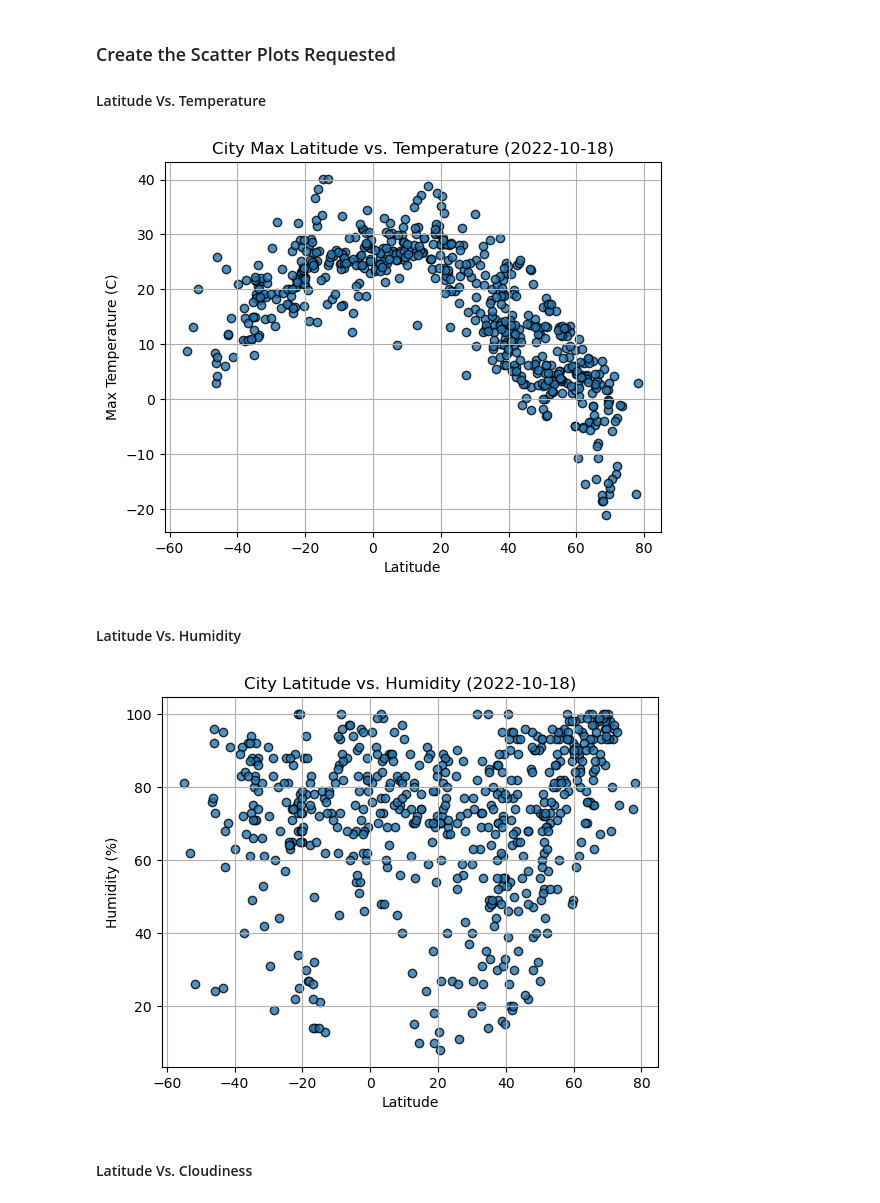
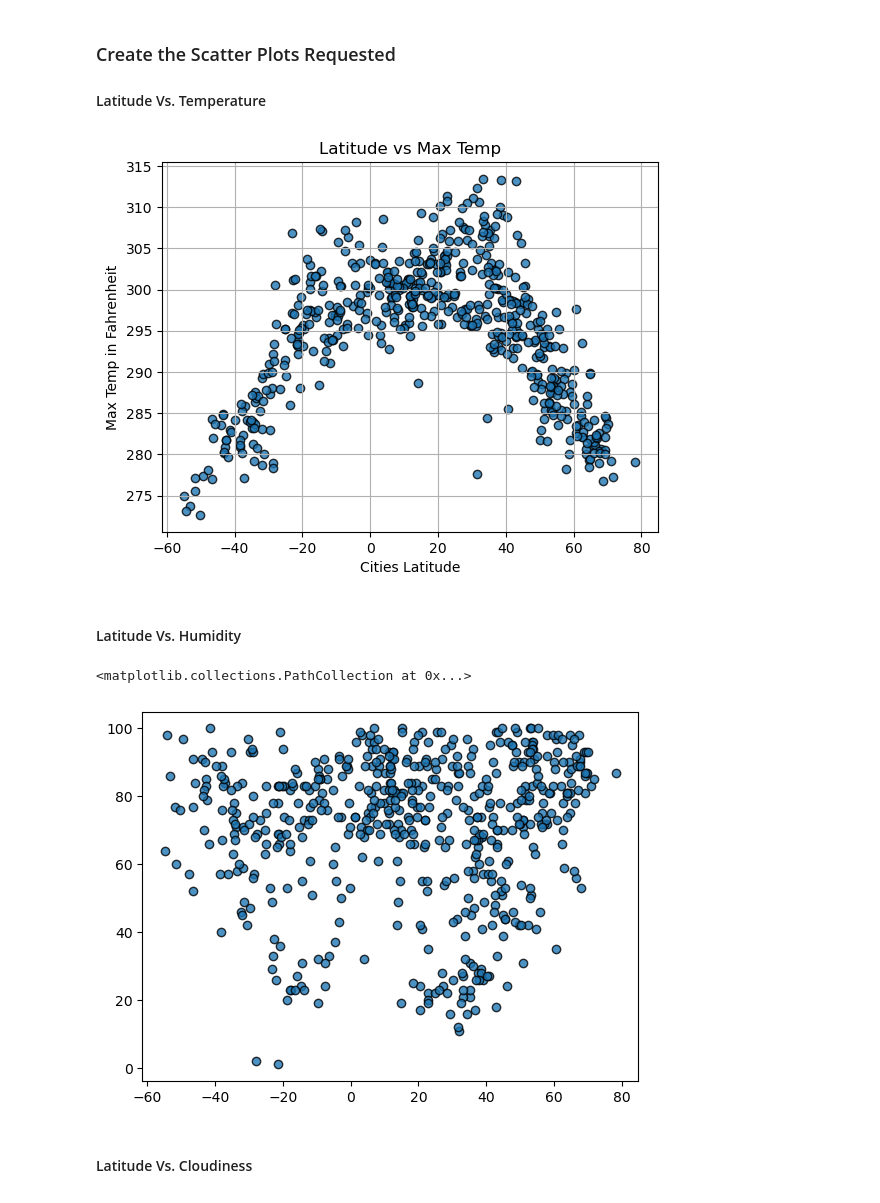
Before and after one commit to mtguadamuzruth/python-api-challenge, a Jupyter notebook: Challenge/Starter_Code/WeatherPy.ipynb, the cells around one changed output. Saved outputs shown, nothing was run; the diff lists cells and outputs as text; code cells hidden in the pictures.

```diff
--- a/Challenge/Starter_Code/WeatherPy.ipynb
+++ b/Challenge/Starter_Code/WeatherPy.ipynb
@@ -210,10 +210,21 @@ city_data_df.head()
 #### Latitude Vs. Temperature
 # %%
 # Build scatter plot for latitude vs. temperature
-# YOUR CODE HERE
+plt.scatter(
+    city_data_df["Lat"],
+    city_data_df["Max Temp"],
+    edgecolor="black",
+    linewidths=1,
+    marker="o",
+    alpha=0.8,
+    label="Cities"
+)
 
 # Incorporate the other graph properties
-# YOUR CODE HERE
+plt.title('Latitude vs Max Temp')
+plt.xlabel('Cities Latitude')
+plt.ylabel('Max Temp in Fahrenheit')
+plt.grid(True)
 
 # Save the figure
 plt.savefig("output_data/Fig1.png")
@@ -221,23 +232,32 @@ plt.savefig("output_data/Fig1.png")
 # Show plot
 plt.show()
 # %% [output]
-[figure, old version]
+[figure, new version]
 # %% [markdown]
 #### Latitude Vs. Humidity
 # %%
 # Build the scatter plots for latitude vs. humidity
-# YOUR CODE HERE
+plt.scatter(
+    city_data_df["Lat"],
+    city_data_df["Humidity"],
+    edgecolor="black",
+    linewidths=1,
+    marker="o",
+    alpha=0.8,
+    label="Cities"
+)
 
 # Incorporate the other graph properties
 # YOUR CODE HERE
 
 # Save the figure
-plt.savefig("output_data/Fig2.png")
+# plt.savefig("output_data/Fig2.png")
 
 # Show plot
-plt.show()
+# plt.show()
 # %% [output]
+<matplotlib.collections.PathCollection at 0x...>
-[figure, old version]
+[figure, new version]
 # %% [markdown]
 #### Latitude Vs. Cloudiness
 # %%
```
Also changed, not shown: parts of 18 cells of this notebook, 6 other files.
